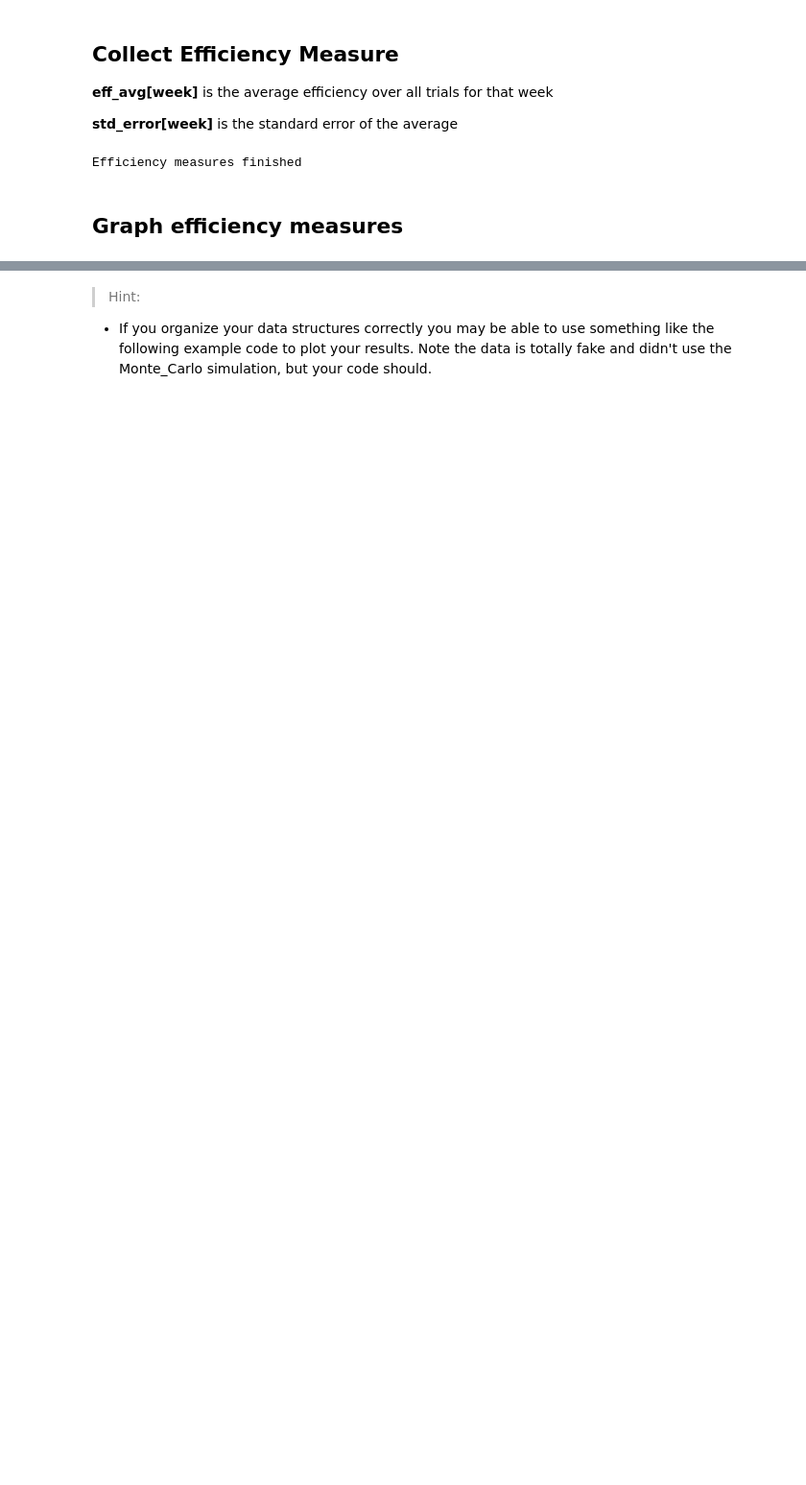
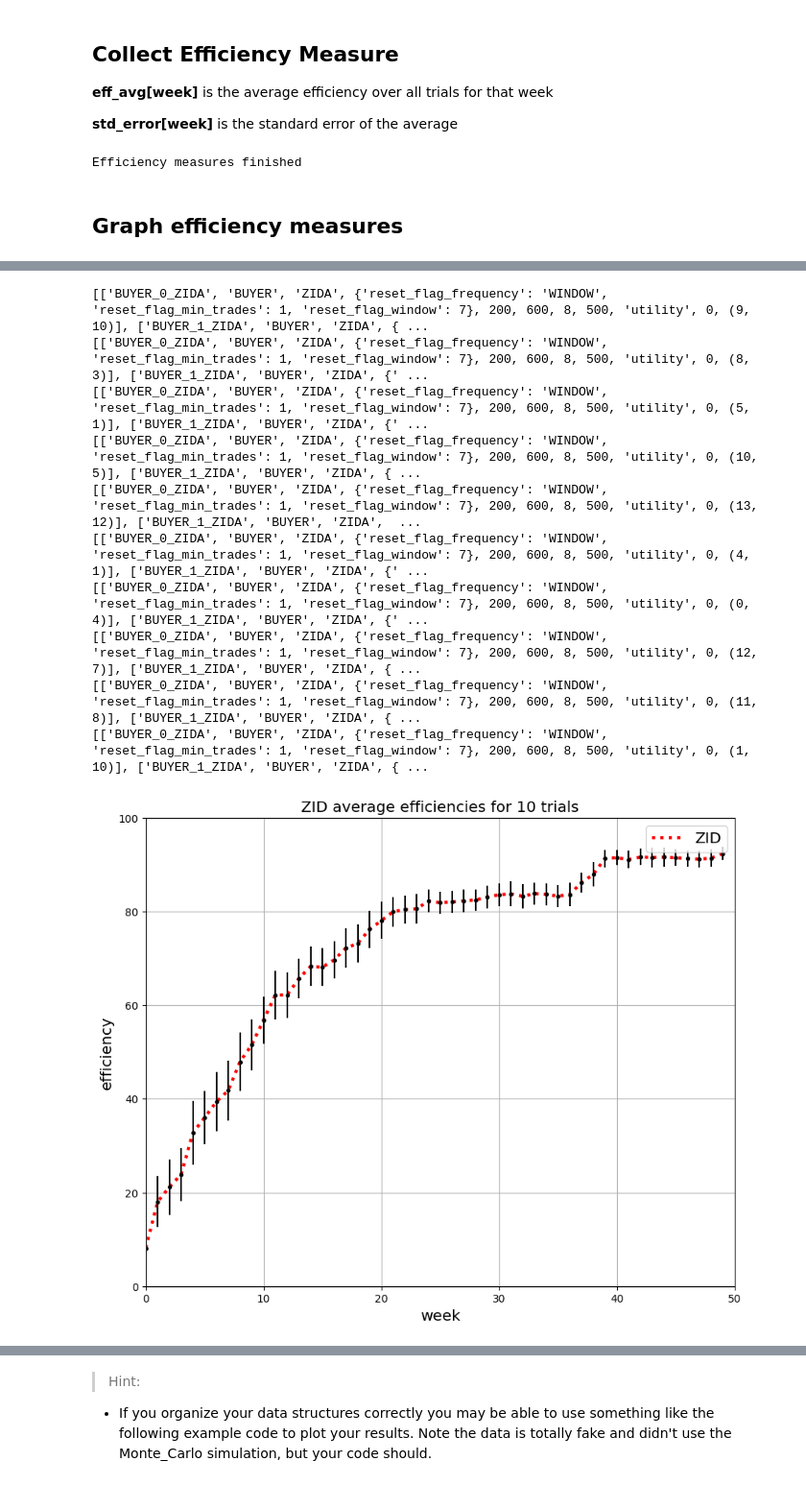
Before and after one commit to Kmccabe/dm_markets, a Jupyter notebook: modules_vCOVID/notebooks/dm_users_guide.ipynb, the cells around one changed output, grey strips where cells are left out. Shown at 96% size. Drawn from its saved outputs; the diff is of its cells as text; code cells hidden in the pictures; blank space fills up the shorter version.

```diff
--- a/modules_vCOVID/notebooks/dm_users_guide.ipynb
+++ b/modules_vCOVID/notebooks/dm_users_guide.ipynb
@@ -208,3 +238,69 @@ ax.legend(fontsize='x-large')
+# %%
+sim_name = "ZIDA MONTE-CARLO" # Name your simulation
+num_trials = 10 # Choose the number of trials
+num_weeks = 50 # Choose the number of weeks
+num_periods = 7 # Choose the number of periods in week
+num_rounds = 5 # Choose the number of trading rounds within a period
+grid_size = 15 # Choose the grid size
+num_traders = 10 # Define the number of traders - used as a verification to check agent group definition
+
+# Define trader groups - These are the traders which will go into your simulation
+group_size = int(num_traders/2) # Note: The group size (number of agents in a group) must be an integer
+lower_bound = 200 # Lower bound on
+upper_bound = 600
+num_units = 8 # Number of units each trader demands/supplies
+# starting endowments
+buy_endow = 500
+sell_endow = 0
+move_error_rate = 0 # chance to randomly move and override movement strategy
+starting_location = None # Location each agent starts at; None = randomly on grid
+agent_class = 'ZIDA' # String name of the agent class - this class requires parameters
+
+# Define the strategy parameters as a dictionary
+strategy_params = {'reset_flag_frequency':'WINDOW',
+                   'reset_flag_min_trades': 1,
+                   'reset_flag_window': 7
+                   } # Parameters required for the strategy - ZIDA and ZIDT types require inputs
+
+buy_group = [group_size, 'BUYER', agent_class, strategy_params, lower_bound, upper_bound, num_units, buy_endow, 'utility', move_error_rate, starting_location]
+
+sell_group = [group_size, 'SELLER', agent_class, strategy_params, lower_bound, upper_bound, num_weeks, sell_endow, 'profit', move_error_rate, starting_location]
+
+agent_groups = [buy_group, sell_group]
+
+# run Monte_Carlo
+data_table = sim_utils.make_monte_carlo(sim_name,
+                                        num_trials, num_periods, num_weeks, num_rounds,
+                                        num_traders, agent_groups, grid_size)
+
+eff_avg, std_error, eff_min, eff_max = sim_utils.analyze_eff_data(num_trials, num_weeks, data_table)
+x = range(num_weeks)
+fig, ax = plt.subplots(figsize=(10, 8))
+
+# TODO: Replace with helper function
+ax.plot(x, eff_avg, label = 'ZID', linestyle = 'dotted', color='red', lw =3)
+ax.errorbar(x, eff_avg, yerr=std_error, fmt='.k')
+
+ax.set_xlabel('week', size = 'x-large')
+ax.set_xbound(0, num_weeks)
+ax.set_ybound(0, 100)
+ax.grid(1)
+ax.set_ylabel('efficiency', size = 'x-large')
+ax.set_title(f'ZID average efficiencies for {num_trials} trials', size = 'x-large')
+ax.legend(fontsize='x-large')
+plt.show()
+# %% [output]
+[['BUYER_0_ZIDA', 'BUYER', 'ZIDA', {'reset_flag_frequency': 'WINDOW', 'reset_flag_min_trades': 1, 'reset_flag_window': 7}, 200, 600, 8, 500, 'utility', 0, (9, 10)], ['BUYER_1_ZIDA', 'BUYER', 'ZIDA', { ...
+[['BUYER_0_ZIDA', 'BUYER', 'ZIDA', {'reset_flag_frequency': 'WINDOW', 'reset_flag_min_trades': 1, 'reset_flag_window': 7}, 200, 600, 8, 500, 'utility', 0, (8, 3)], ['BUYER_1_ZIDA', 'BUYER', 'ZIDA', {' ...
+[['BUYER_0_ZIDA', 'BUYER', 'ZIDA', {'reset_flag_frequency': 'WINDOW', 'reset_flag_min_trades': 1, 'reset_flag_window': 7}, 200, 600, 8, 500, 'utility', 0, (5, 1)], ['BUYER_1_ZIDA', 'BUYER', 'ZIDA', {' ...
+[['BUYER_0_ZIDA', 'BUYER', 'ZIDA', {'reset_flag_frequency': 'WINDOW', 'reset_flag_min_trades': 1, 'reset_flag_window': 7}, 200, 600, 8, 500, 'utility', 0, (10, 5)], ['BUYER_1_ZIDA', 'BUYER', 'ZIDA', { ...
+[['BUYER_0_ZIDA', 'BUYER', 'ZIDA', {'reset_flag_frequency': 'WINDOW', 'reset_flag_min_trades': 1, 'reset_flag_window': 7}, 200, 600, 8, 500, 'utility', 0, (13, 12)], ['BUYER_1_ZIDA', 'BUYER', 'ZIDA',  ...
+[['BUYER_0_ZIDA', 'BUYER', 'ZIDA', {'reset_flag_frequency': 'WINDOW', 'reset_flag_min_trades': 1, 'reset_flag_window': 7}, 200, 600, 8, 500, 'utility', 0, (4, 1)], ['BUYER_1_ZIDA', 'BUYER', 'ZIDA', {' ...
+[['BUYER_0_ZIDA', 'BUYER', 'ZIDA', {'reset_flag_frequency': 'WINDOW', 'reset_flag_min_trades': 1, 'reset_flag_window': 7}, 200, 600, 8, 500, 'utility', 0, (0, 4)], ['BUYER_1_ZIDA', 'BUYER', 'ZIDA', {' ...
+[['BUYER_0_ZIDA', 'BUYER', 'ZIDA', {'reset_flag_frequency': 'WINDOW', 'reset_flag_min_trades': 1, 'reset_flag_window': 7}, 200, 600, 8, 500, 'utility', 0, (12, 7)], ['BUYER_1_ZIDA', 'BUYER', 'ZIDA', { ...
+[['BUYER_0_ZIDA', 'BUYER', 'ZIDA', {'reset_flag_frequency': 'WINDOW', 'reset_flag_min_trades': 1, 'reset_flag_window': 7}, 200, 600, 8, 500, 'utility', 0, (11, 8)], ['BUYER_1_ZIDA', 'BUYER', 'ZIDA', { ...
+[['BUYER_0_ZIDA', 'BUYER', 'ZIDA', {'reset_flag_frequency': 'WINDOW', 'reset_flag_min_trades': 1, 'reset_flag_window': 7}, 200, 600, 8, 500, 'utility', 0, (1, 10)], ['BUYER_1_ZIDA', 'BUYER', 'ZIDA', { ...
+[figure, added]
 # %% [markdown]
 ## Coding Problem
 
```
Also changed, not shown: parts of 12 cells of this notebook, 5 other files.
